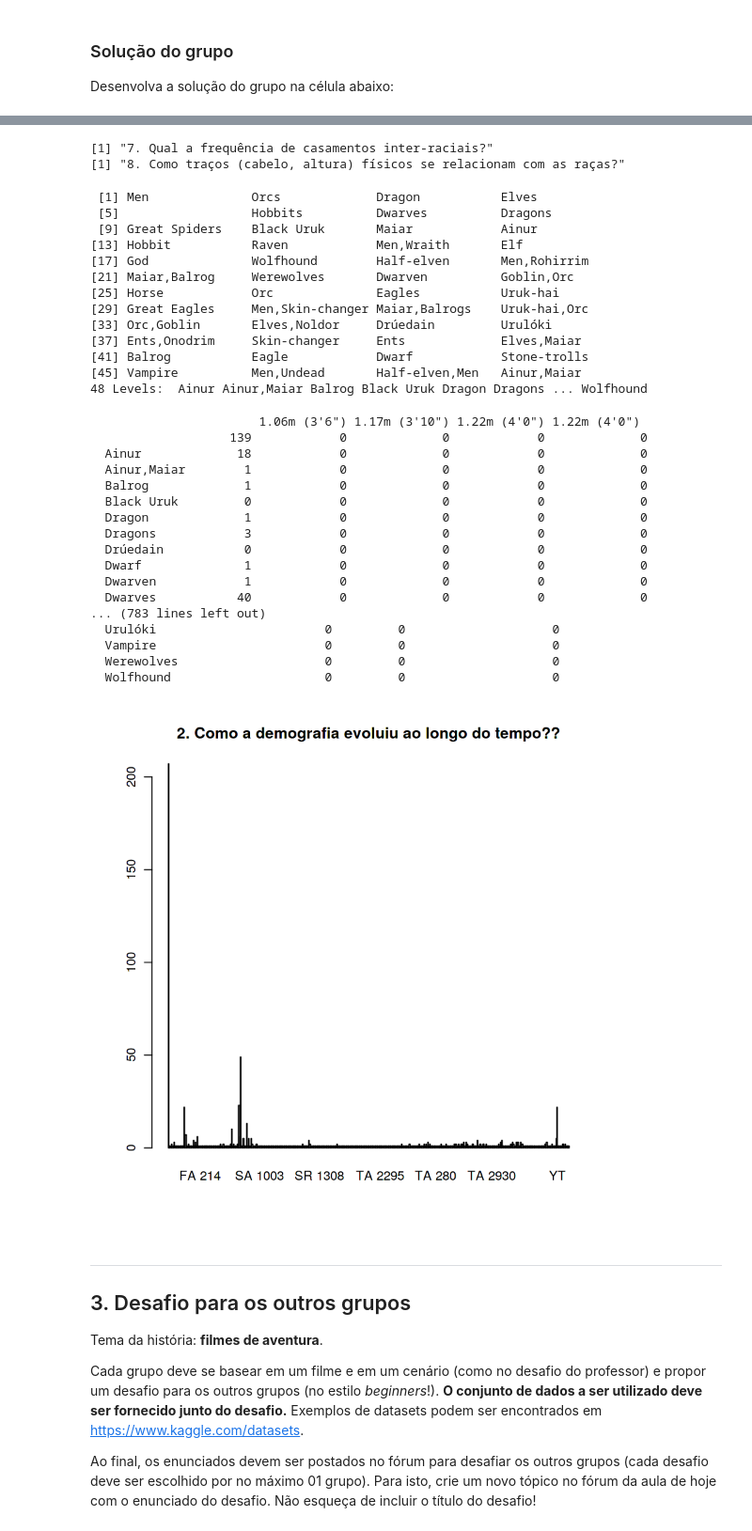
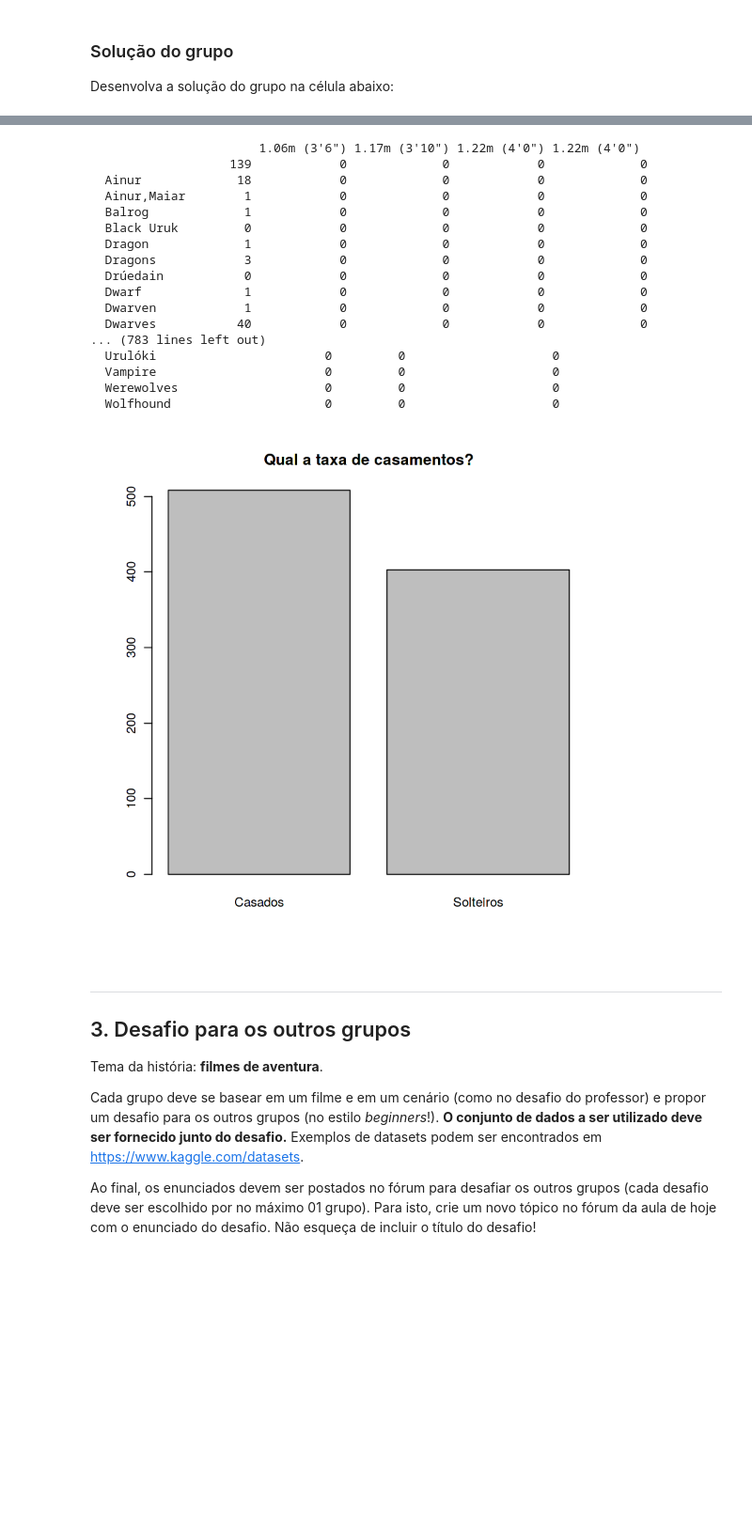
Before and after one commit to rafaelcalves/paradigmas_desafios, a Jupyter notebook: r/r_desafio.ipynb, the cells around one changed output, grey strips where cells are left out. Shown: that part at 94% size. Drawn from its saved outputs; the diff is of its cells as text; code cells hidden in the pictures; blank space fills up the shorter version.

```diff
--- a/r/r_desafio.ipynb
+++ b/r/r_desafio.ipynb
@@ -263,12 +263,9 @@ print("2. Como a demografia evoluiu ao longo do tempo??")
 plot(d$birth, main="2. Como a demografia evoluiu ao longo do tempo??")
 
 print("3. Qual a idade média dos habitantes de cada raça?")
-unique(d$race)
-contRace <- table(d$race)
-print(mean(contRace))
-# table(d$race, mean(contRace), d$race)
 
 print("4. Como a idade média dos habitantes de cada raça evoluiu ao longo do tempo?")
+
 print("5. Qual a taxa de casamentos?")
 d$married <- "Solteiros"
 for (r in 1:nrow(d)) {
@@ -276,7 +273,11 @@ for (r in 1:nrow(d)) {
         d[r,]$married = "Casados"
     }
 }
-table(d$married)
+d$married <- as.character(d$married)
+d$married <- as.factor(d$married)
+table(d$married) #frequencia dos valores
+plot(d$married, main="Qual a taxa de casamentos?")
+
 
 print("6. Como os casamentos variam de raça para raça?")
 d$married <- as.character(d$married)
@@ -285,7 +286,7 @@ table(d$married, d$race)
 
 print("7. Qual a frequência de casamentos inter-raciais?")
 print("8. Como traços (cabelo, altura) físicos se relacionam com as raças?")
-unique(d$race)
+table(d$race, d$hair)
 table(d$race, d$height)
 # %% [output]
 [1] "1. Como é a demografia total (quantidades por raças e sexos)?"
@@ -347,36 +354,21 @@ table(d$race, d$height)
-[1] "7. Qual a frequência de casamentos inter-raciais?"
-[1] "8. Como traços (cabelo, altura) físicos se relacionam com as raças?"
+                       1.06m (3'6") 1.17m (3'10") 1.22m (4'0") 1.22m (4'0")
+                   139            0             0            0             0
+  Ainur             18            0             0            0             0
+  Ainur,Maiar        1            0             0            0             0
+  Balrog             1            0             0            0             0
+  Black Uruk         0            0             0            0             0
+  Dragon             1            0             0            0             0
+  Dragons            3            0             0            0             0
+  Drúedain           0            0             0            0             0
+  Dwarf              1            0             0            0             0
+  Dwarven            1            0             0            0             0
+  Dwarves           40            0             0            0             0
+... (783 lines left out)
+  Urulóki                       0         0                    0
+  Vampire                       0         0                    0
+  Werewolves                    0         0                    0
+  Wolfhound                     0         0                    0
- [1] Men              Orcs             Dragon           Elves
- [5]                  Hobbits          Dwarves          Dragons
- [9] Great Spiders    Black Uruk       Maiar            Ainur
-[13] Hobbit           Raven            Men,Wraith       Elf
-[17] God              Wolfhound        Half-elven       Men,Rohirrim
-[21] Maiar,Balrog     Werewolves       Dwarven          Goblin,Orc
-[25] Horse            Orc              Eagles           Uruk-hai
-[29] Great Eagles     Men,Skin-changer Maiar,Balrogs    Uruk-hai,Orc
-[33] Orc,Goblin       Elves,Noldor     Drúedain         Urulóki
-[37] Ents,Onodrim     Skin-changer     Ents             Elves,Maiar
-[41] Balrog           Eagle            Dwarf            Stone-trolls
-[45] Vampire          Men,Undead       Half-elven,Men   Ainur,Maiar
-48 Levels:  Ainur Ainur,Maiar Balrog Black Uruk Dragon Dragons ... Wolfhound
-                       1.06m (3'6") 1.17m (3'10") 1.22m (4'0") 1.22m (4'0")
-                   139            0             0            0             0
-  Ainur             18            0             0            0             0
-  Ainur,Maiar        1            0             0            0             0
-  Balrog             1            0             0            0             0
-  Black Uruk         0            0             0            0             0
-  Dragon             1            0             0            0             0
-  Dragons            3            0             0            0             0
-  Drúedain           0            0             0            0             0
-  Dwarf              1            0             0            0             0
-  Dwarven            1            0             0            0             0
-  Dwarves           40            0             0            0             0
-... (783 lines left out)
-  Urulóki                       0         0                    0
-  Vampire                       0         0                    0
-  Werewolves                    0         0                    0
-  Wolfhound                     0         0                    0
-[figure]
+[figure, added]
 # %% [markdown]
 ***
 
```
Also changed, not shown: parts of 1 cell of this notebook.
